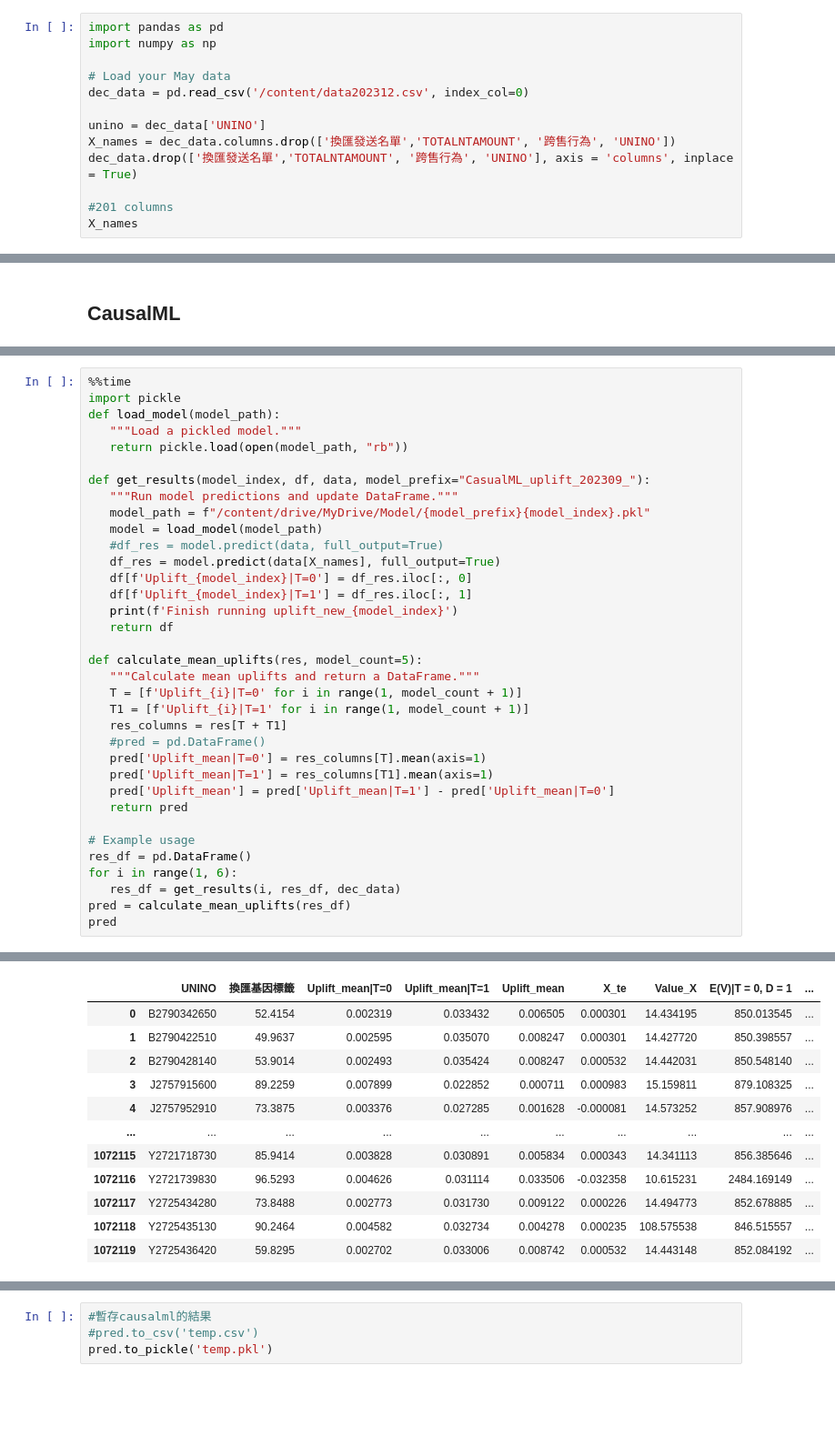
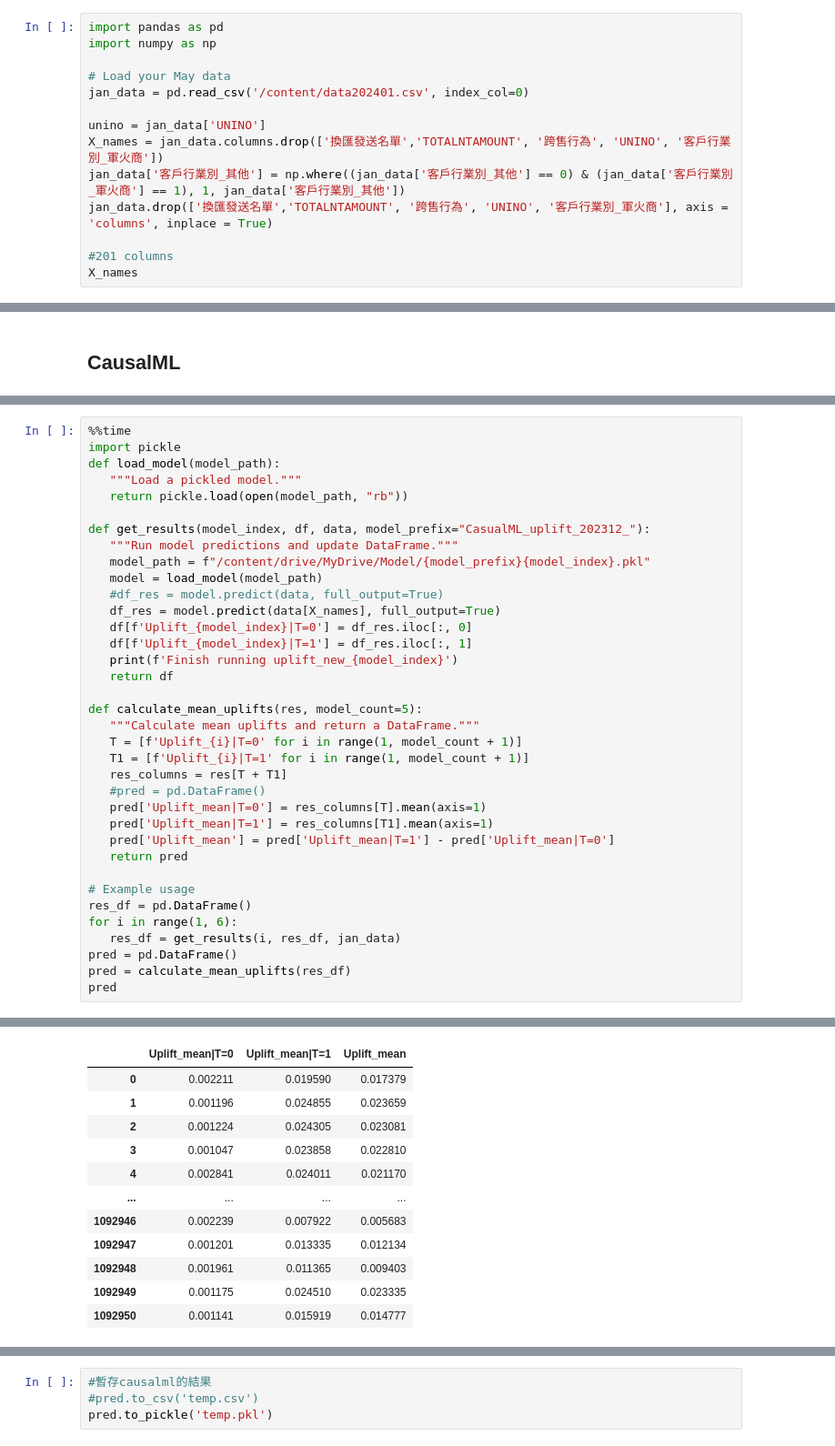
Before and after one commit to sssylvia0/Uplift_Model, a Jupyter notebook: Model_Nov.ipynb, the cells around one changed output, grey strips where cells are left out. Shown at 91% size. Cells and saved outputs as stored; diff of their text form; blank space fills up the shorter version.

```diff
--- a/Model_Nov.ipynb
+++ b/Model_Nov.ipynb
@@ -38,11 +38,12 @@ import pandas as pd
 import numpy as np
 
 # Load your May data
-dec_data = pd.read_csv('/content/data202312.csv', index_col=0)
+jan_data = pd.read_csv('/content/data202401.csv', index_col=0)
 
-unino = dec_data['UNINO']
-X_names = dec_data.columns.drop(['換匯發送名單','TOTALNTAMOUNT', '跨售行為', 'UNINO'])
-dec_data.drop(['換匯發送名單','TOTALNTAMOUNT', '跨售行為', 'UNINO'], axis = 'columns', inplace = True)
+unino = jan_data['UNINO']
+X_names = jan_data.columns.drop(['換匯發送名單','TOTALNTAMOUNT', '跨售行為', 'UNINO', '客戶行業別_軍火商'])
+jan_data['客戶行業別_其他'] = np.where((jan_data['客戶行業別_其他'] == 0) & (jan_data['客戶行業別_軍火商'] == 1), 1, jan_data['客戶行業別_其他'])
+jan_data.drop(['換匯發送名單','TOTALNTAMOUNT', '跨售行為', 'UNINO', '客戶行業別_軍火商'], axis = 'columns', inplace = True)
 
 #201 columns
 X_names
@@ -103,7 +102,7 @@ def load_model(model_path):
    """Load a pickled model."""
    return pickle.load(open(model_path, "rb"))
 
-def get_results(model_index, df, data, model_prefix="CasualML_uplift_202309_"):
+def get_results(model_index, df, data, model_prefix="CasualML_uplift_202312_"):
    """Run model predictions and update DataFrame."""
    model_path = f"/content/drive/MyDrive/Model/{model_prefix}{model_index}.pkl"
    model = load_model(model_path)
@@ -128,7 +127,8 @@ def calculate_mean_uplifts(res, model_count=5):
 # Example usage
 res_df = pd.DataFrame()
 for i in range(1, 6):
-   res_df = get_results(i, res_df, dec_data)
+   res_df = get_results(i, res_df, jan_data)
+pred = pd.DataFrame()
 pred = calculate_mean_uplifts(res_df)
 pred
 # %% [output]
@@ -142,12 +137,12 @@ Wall time: 10min 8s
-|  | UNINO | 換匯基因標籤 | Uplift_mean|T=0 | Uplift_mean|T=1 | Uplift_mean | X_te | Value_X | E(V)|T = 0, D = 1 | ... |
-| 0 | B2790342650 | 52.4154 | 0.002319 | 0.033432 | 0.006505 | 0.000301 | 14.434195 | 850.013545 | ... |
-| 1 | B2790422510 | 49.9637 | 0.002595 | 0.035070 | 0.008247 | 0.000301 | 14.427720 | 850.398557 | ... |
-| 2 | B2790428140 | 53.9014 | 0.002493 | 0.035424 | 0.008247 | 0.000532 | 14.442031 | 850.548140 | ... |
-| 3 | J2757915600 | 89.2259 | 0.007899 | 0.022852 | 0.000711 | 0.000983 | 15.159811 | 879.108325 | ... |
-| 4 | J2757952910 | 73.3875 | 0.003376 | 0.027285 | 0.001628 | -0.000081 | 14.573252 | 857.908976 | ... |
-| ... | ... | ... | ... | ... | ... | ... | ... | ... | ... |
-| 1072115 | Y2721718730 | 85.9414 | 0.003828 | 0.030891 | 0.005834 | 0.000343 | 14.341113 | 856.385646 | ... |
-| 1072116 | Y2721739830 | 96.5293 | 0.004626 | 0.031114 | 0.033506 | -0.032358 | 10.615231 | 2484.169149 | ... |
-| 1072117 | Y2725434280 | 73.8488 | 0.002773 | 0.031730 | 0.009122 | 0.000226 | 14.494773 | 852.678885 | ... |
-| 1072118 | Y2725435130 | 90.2464 | 0.004582 | 0.032734 | 0.004278 | 0.000235 | 108.575538 | 846.515557 | ... |
-| 1072119 | Y2725436420 | 59.8295 | 0.002702 | 0.033006 | 0.008742 | 0.000532 | 14.443148 | 852.084192 | ... |
+|  | Uplift_mean|T=0 | Uplift_mean|T=1 | Uplift_mean |
+| 0 | 0.002211 | 0.019590 | 0.017379 |
+| 1 | 0.001196 | 0.024855 | 0.023659 |
+| 2 | 0.001224 | 0.024305 | 0.023081 |
+| 3 | 0.001047 | 0.023858 | 0.022810 |
+| 4 | 0.002841 | 0.024011 | 0.021170 |
+| ... | ... | ... | ... |
+| 1092946 | 0.002239 | 0.007922 | 0.005683 |
+| 1092947 | 0.001201 | 0.013335 | 0.012134 |
+| 1092948 | 0.001961 | 0.011365 | 0.009403 |
+| 1092949 | 0.001175 | 0.024510 | 0.023335 |
+| 1092950 | 0.001141 | 0.015919 | 0.014777 |
```
Also changed, not shown: parts of 18 cells of this notebook.
